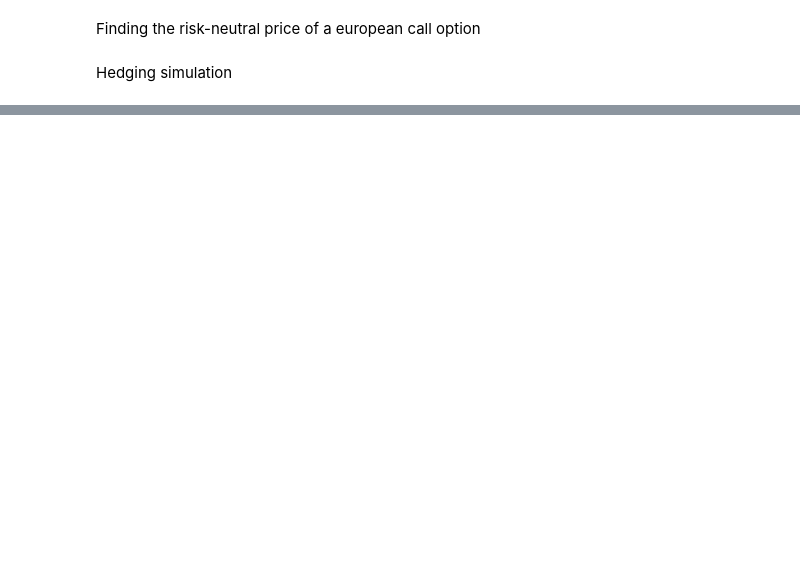
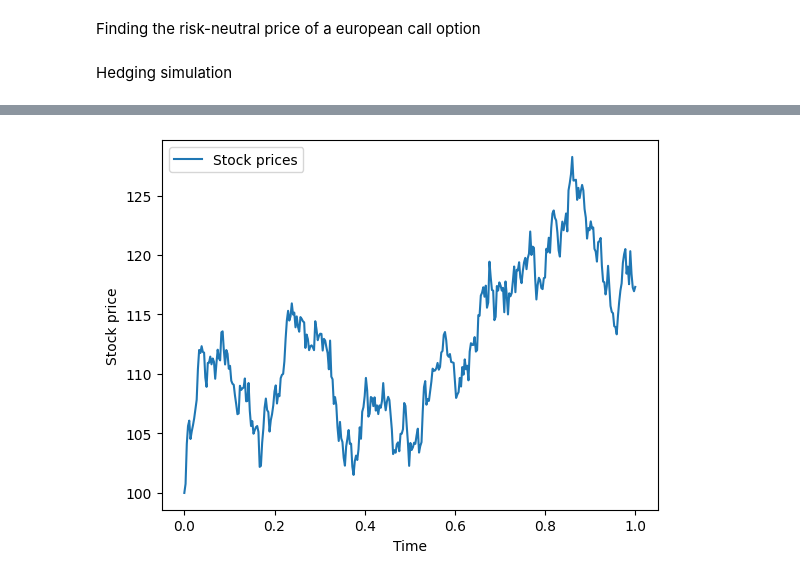
Before and after one commit to ThomasTenDamme/Comp_Finance_Group_16, a Jupyter notebook: Assignment 1/Part 3.ipynb, the cells around one changed output, grey strips where cells are left out. Saved outputs shown, nothing was run; the diff lists cells and outputs as text; code cells hidden in the pictures; blank space fills up the shorter version.

```diff
--- a/Assignment 1/Part 3.ipynb
+++ b/Assignment 1/Part 3.ipynb
@@ -141,6 +141,9 @@ def black_scholes_call_price(S, K, r, sigma, T):
     # also here, sigma is the stock volatilty right? not yet the delta sigma?
     # does it matter that we consider SHORT position in a European CALL option?
 
+    if T == 0:
+        return max(S - K, 0)
+
     d1 = (np.log(S / K) + (r + (sigma**2)/2) * T) / (sigma * np.sqrt(T))
     d2 = d1 - sigma * np.sqrt(T)
     N_d1 = stats.norm.cdf(d1) # Calculates the cumulative distribution function at d1 of N(0,1)
@@ -151,7 +154,7 @@ def black_scholes_call_price(S, K, r, sigma, T):
 # %% [markdown]
 Hedging simulation
 # %%
-def hedge_simulation(S0, K, r, sigma, T, M, delta_frequency):
+def hedge_simulation(S0, K, r, sigma_stock, sigma_delta, T, M, adjustment_frequency, S=None):
     """
     This function performs a hedging simulation. We want to find how hedging impacts our returns.
     We use the Euler method (the algorithm provided in the appendix C.2.2) to simulate geometric brownian motion.
@@ -163,38 +166,51 @@ def hedge_simulation(S0, K, r, sigma, T, M, delta_frequency):
     """
 
     dt = T / M
-    S = np.zeros(M + 1)
-    S[0] = S0
+
+    if S is None:
+        S, _ = gbm_using_euler(T, r, S0, sigma_stock, M)
+
     call_prices = np.zeros(M + 1)
-    time = np.zeros(M + 1)
+    cash = np.zeros(M + 1)
+    time = [m*dt for m in range(M + 1)]
 
     hedge_positions = np.zeros(M + 1)
     profits_losses = np.zeros(M + 1)
+    stock_exchange_moments = np.zeros(M + 1)
 
     # Calculate initial call option price
-    call_prices[0] = black_scholes_call_price(S0, K, r, sigma, T)
+    call_prices[0] = black_scholes_call_price(S0, K, r, sigma_stock, T)
 
 
     for m in range(1, M + 1):
-        # Go through each time step m and find the current stock price S[m]
-        Zm = np.random.normal(0, 1)
-        S[m] = S[m - 1] * np.exp((r - 0.5 * sigma**2) * dt + sigma * np.sqrt(dt) * Zm)
-        time[m] = m*dt # Store the corresponding price
+        # # Go through each time step m and find the current stock price S[m]
+        # Zm = np.random.normal(0, 1)
+        # S[m] = S[m - 1] * np.exp((r - 0.5 * sigma_stock**2) * dt + sigma_stock * np.sqrt(dt) * Zm)
+        # time[m] = m*dt # Store the corresponding price
 
         # Update call option price
-        call_prices[m] = black_scholes_call_price(S[m], K, r, sigma, T - m * dt)
+        call_prices[m] = black_scholes_call_price(S[m], K, r, sigma_stock, T - m * dt)
 
         # Hedge the position at a frequency delta_frequency
-        if m % delta_frequency == 0:
-            delta = stats.norm.cdf((np.log(S[m] / K) + (r + 0.5 * sigma**2) * (T - m * dt)) / (sigma * np.sqrt(T - m * dt)))
+        if (m - 1) % adjustment_frequency == 0 and m != M:
+            delta = stats.norm.cdf((np.log(S[m] / K) + (r + 0.5 * sigma_delta**2) * (T - m * dt)) / (sigma_delta * np.sqrt(T - m * dt)))
             hedge_positions[m] = delta
+
+            # Update cash, how much money we have to invest in the stock (or get from selling the stock)
+            cash[m] = cash[m - 1] - (delta - hedge_positions[m - 1]) * S[m]
+
+            # Update the stock exchange moments, the moments where we buy or sell stock (and how much)
+            stock_exchange_moments[m] = (delta - hedge_positions[m - 1]) * S[m]
         else:
-            hedge_positions[m] = 0
+            hedge_positions[m] = hedge_positions[m - 1]
+            cash[m] = cash[m - 1]
 
         # Calculate the profit or loss at each time step
-        profits_losses[m] = S[m] - delta * S[m] + call_prices[m] - call_prices[0] * np.exp(r * m * dt)
+        # profits_losses[m] = S[m] - delta * S[m] + call_prices[m] - call_prices[0] * np.exp(r * m * dt)
+        profits_losses[m] = S[m] * delta - call_prices[m] + cash[m] + call_prices[0]
+        # print(f"Value in stock: {S[m] * delta}, Value in call: {-call_prices[m]}, Cash: {cash[m] + call_prices[0]}")
 
-    return np.mean(profits_losses), time, S
+    return profits_losses, hedge_positions, stock_exchange_moments, time, S
 
 
 # Setting the parameters
@@ -202,22 +218,48 @@ S0 = 100  # Initial stock price
 K = 99    # Strike price of the option
 r = 0.06  # Risk-free interest rate
 sigma_stock = 0.20  # Volatility of the stock
+sigma_delta = 0.20 # Volatility used in the delta computation
 T = 1     # Time to maturity
 M = 365   # Number of time steps (assuming daily steps for one year)
-delta_frequency = 7  # Frequency of delta adjustment (1 corresponds to daily and 7 to weekly)
+adjustment_frequency = 7  # Frequency of delta adjustment (1 corresponds to daily and 7 to weekly)
 
 # Perform hedging simulation
-average_profit_loss, time, S = hedge_simulation(S0, K, r, sigma_stock, T, M, delta_frequency)
+profits_losses, hedge_positions, stock_exchange_moments, time, S = hedge_simulation(S0, K, r, sigma_stock, sigma_delta, T, M, adjustment_frequency)
 
 # Print average profit/loss
-print("Average profit/loss:", average_profit_loss)
+print("Final profit/loss:", profits_losses[-1])
 
-
-
-# Plot the GBM evolution of stockprices over time
-plt.plot(time, simulated_stock_prices, label="GMB stock prices")
+# Plot the stock prices over time
+plt.plot(time, S, label="Stock prices")
 plt.xlabel("Time")
 plt.ylabel("Stock price")
 plt.legend()
 plt.show()
+
+# Plot the hedge positions over time
+plt.plot(time, hedge_positions, label="Hedge positions")
+plt.xlabel("Time")
+plt.ylabel("Hedge position")
+plt.legend()
+plt.show()
+
+# Plot the profits/losses over time
+plt.plot(time, profits_losses, label="Profits/losses")
+
+# add vertical lines at the stock exchange moments
+for i in range(0, len(stock_exchange_moments)):
+    if stock_exchange_moments[i] != 0:
+        plt.axvline(x=time[i], color='r', linestyle='-', alpha=0.1)
+
+plt.xlabel("Time")
+plt.ylabel("Profits/losses")
+plt.legend()
+plt.show()
+
+# Plot the stock exchange moments over time
+plt.plot(time, stock_exchange_moments, label="Stock exchange moments")
+plt.xlabel("Time")
+plt.ylabel("Stock exchange moments")
+plt.legend()
+plt.show()
 # %% [output]
@@ -224,0 +267 @@ UnboundLocalError: cannot access local variable 'delta' where it is not associat
+[figure, added]
```
Also changed, not shown: parts of 5 cells of this notebook.
